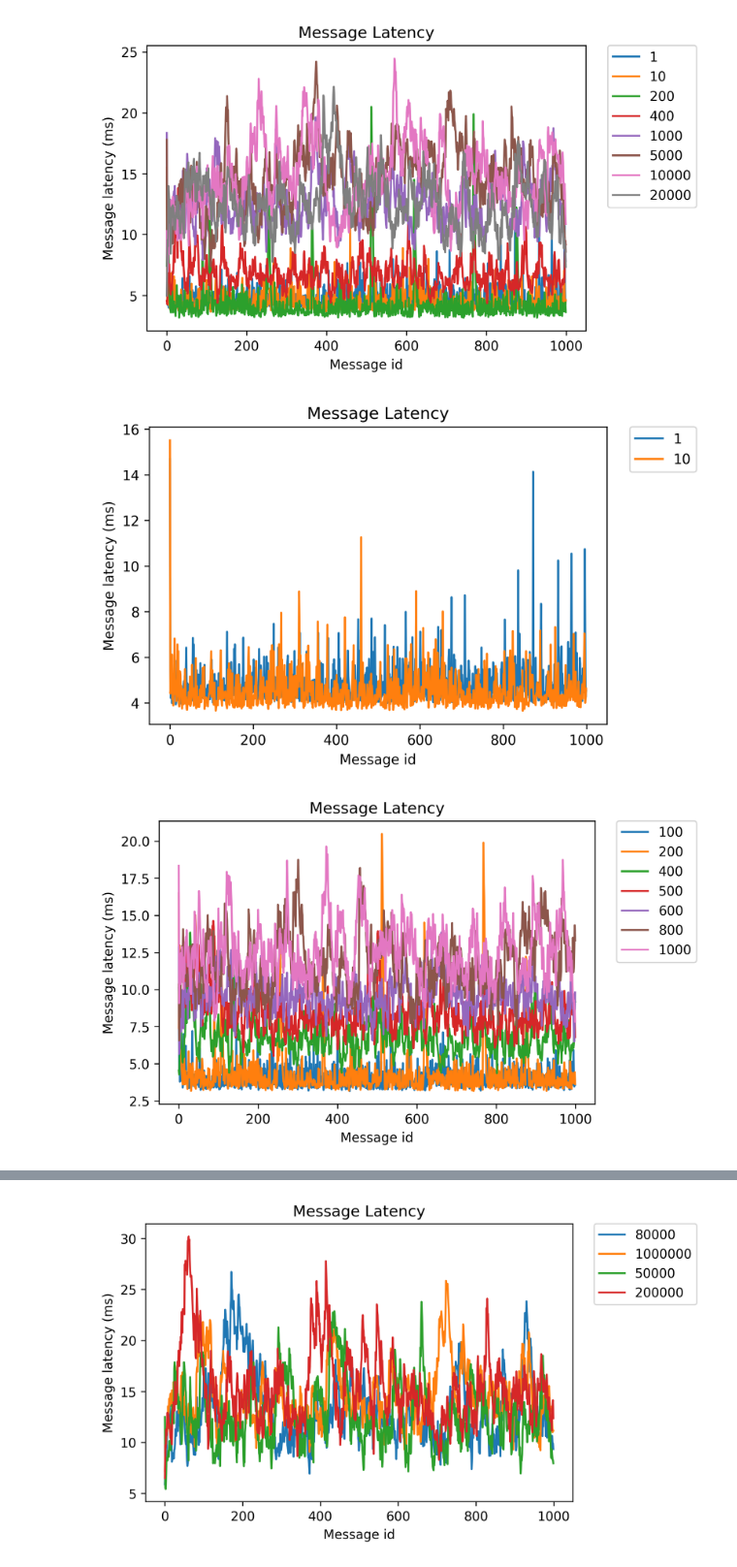
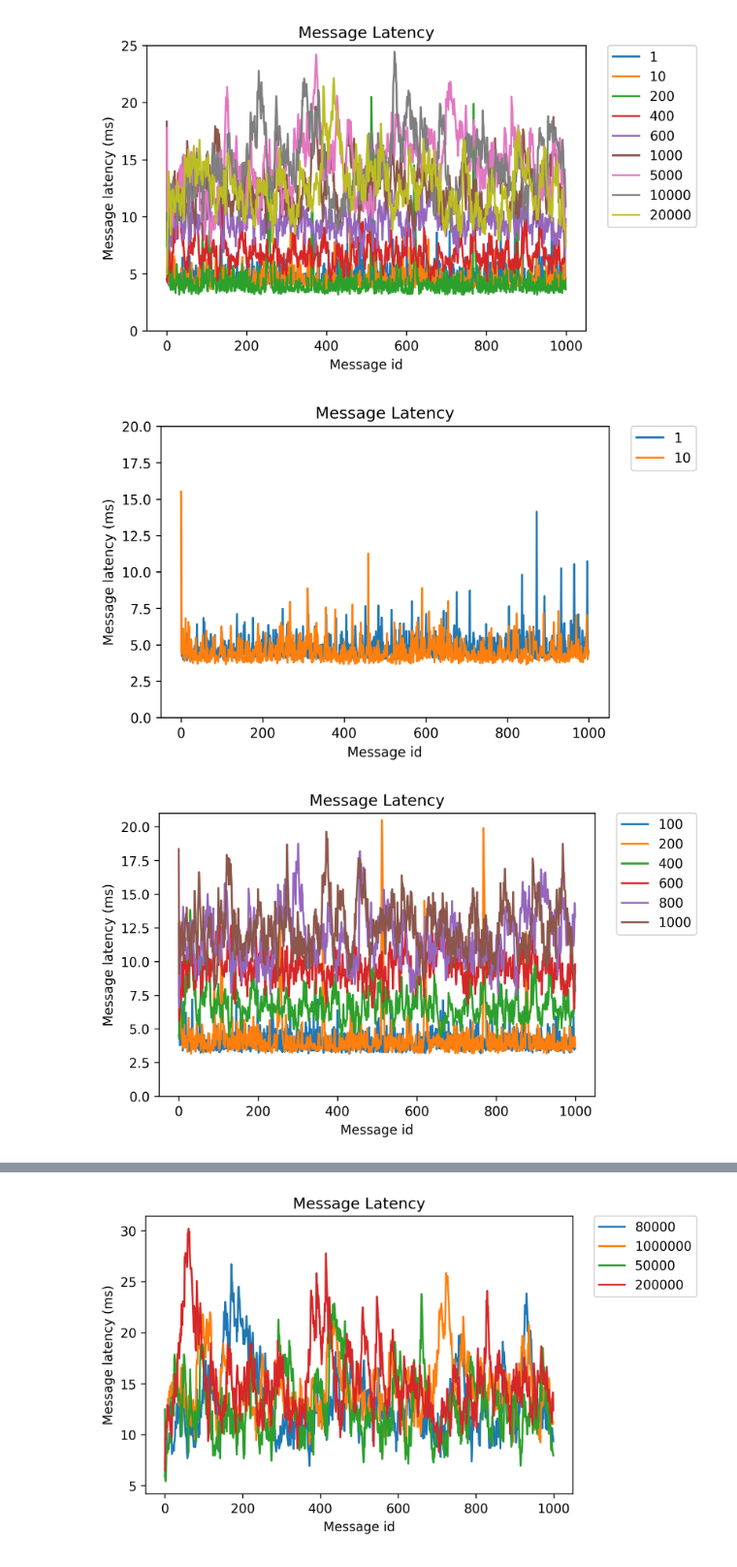
Before and after one commit to chongbin007/Master_project_Chongbin, a Jupyter notebook: experiments/experiment2_v2/ros1_results/plot/csvPlot.ipynb, the cells around one changed output, grey strips where cells are left out. Shown at 97% size. Saved outputs shown, nothing was run; the diff lists cells and outputs as text; code cells hidden in the pictures.

Commit message:
graph change
graph change

```diff
--- a/experiments/experiment2_v2/ros1_results/plot/csvPlot.ipynb
+++ b/experiments/experiment2_v2/ros1_results/plot/csvPlot.ipynb
@@ -38,26 +38,28 @@ plt.plot(sample_data.id,sample_data.mean_time_ms_1)
 plt.plot(sample_data.id,sample_data.mean_time_ms_10)
 plt.plot(sample_data.id,sample_data.mean_time_ms_200)
 plt.plot(sample_data.id,sample_data.mean_time_ms_400)
-
+plt.plot(sample_data.id,sample_data.mean_time_ms_600)
 plt.plot(sample_data.id,sample_data.mean_time_ms_1000)
 plt.plot(sample_data.id,sample_data.mean_time_ms_5000)
 plt.plot(sample_data.id,sample_data.mean_time_ms_10000)
 plt.plot(sample_data.id,sample_data.mean_time_ms_20000)
 
 ##设置ax4中legend的位置，将其放在图外
-plt.legend(["1","10","200","400","1000","5000","10000","20000"],loc=2, bbox_to_anchor=(1.05,1.0),borderaxespad = 0.)
+plt.legend(["1","10","200","400","600","1000","5000","10000","20000"],loc=2, bbox_to_anchor=(1.05,1.0),borderaxespad = 0.)
 
 plt.rcParams['savefig.dpi'] = 300 #图片像素
 plt.rcParams['figure.dpi'] = 300 #分辨率
 #plt.rcParams["figure.figsize"] = [7, 4] #画布大小
 
+
+plt.ylim((0, 25))
 plt.title("Message Latency")
 plt.xlabel("Message id")
 plt.ylabel("Message latency (ms)")
 plt.show()
 #plt.savefig('all1.png', dpi=200) #指定分辨率保存
 # %% [output]
-[figure, old version]
+[figure, new version]
 # %%
 plt.plot(sample_data.id,sample_data.mean_time_ms_1)
 plt.plot(sample_data.id,sample_data.mean_time_ms_10)
@@ -68,36 +70,38 @@ plt.legend(["1","10"],loc=2, bbox_to_anchor=(1.05,1.0),borderaxespad = 0.)
 plt.rcParams['savefig.dpi'] = 300 #图片像素
 plt.rcParams['figure.dpi'] = 300 #分辨率
 
+
+plt.ylim((0, 20))
 plt.title("Message Latency")
 plt.xlabel("Message id")
 plt.ylabel("Message latency (ms)")
 plt.show()
 #plt.savefig('low1.png', dpi=300) #指定分辨率保存
 # %% [output]
-[figure, old version]
+[figure, new version]
 # %%
 plt.plot(sample_data.id,sample_data.mean_time_ms_100)
 plt.plot(sample_data.id,sample_data.mean_time_ms_200)
 plt.plot(sample_data.id,sample_data.mean_time_ms_400)
-plt.plot(sample_data.id,sample_data.mean_time_ms_500)
 plt.plot(sample_data.id,sample_data.mean_time_ms_600)
 plt.plot(sample_data.id,sample_data.mean_time_ms_800)
 plt.plot(sample_data.id,sample_data.mean_time_ms_1000)
 
 
 ##设置ax4中legend的位置，将其放在图外
-plt.legend(["100","200","400","500","600","800","1000"],loc=2, bbox_to_anchor=(1.05,1.0),borderaxespad = 0.)
+plt.legend(["100","200","400","600","800","1000"],loc=2, bbox_to_anchor=(1.05,1.0),borderaxespad = 0.)
 
 plt.rcParams['savefig.dpi'] = 300 #图片像素
 plt.rcParams['figure.dpi'] = 300 #分辨率
 
+plt.ylim((0, 21))
 plt.title("Message Latency")
 plt.xlabel("Message id")
 plt.ylabel("Message latency (ms)")
 plt.show()
 #plt.savefig('middle1.png', dpi=300) #指定分辨率保存
 # %% [output]
-[figure, old version]
+[figure, new version]
 # %%
 plt.plot(sample_data.id,sample_data.mean_time_ms_1000)
 plt.plot(sample_data.id,sample_data.mean_time_ms_2000)
```
Also changed, not shown: parts of 2 cells of this notebook, 8 other files.
